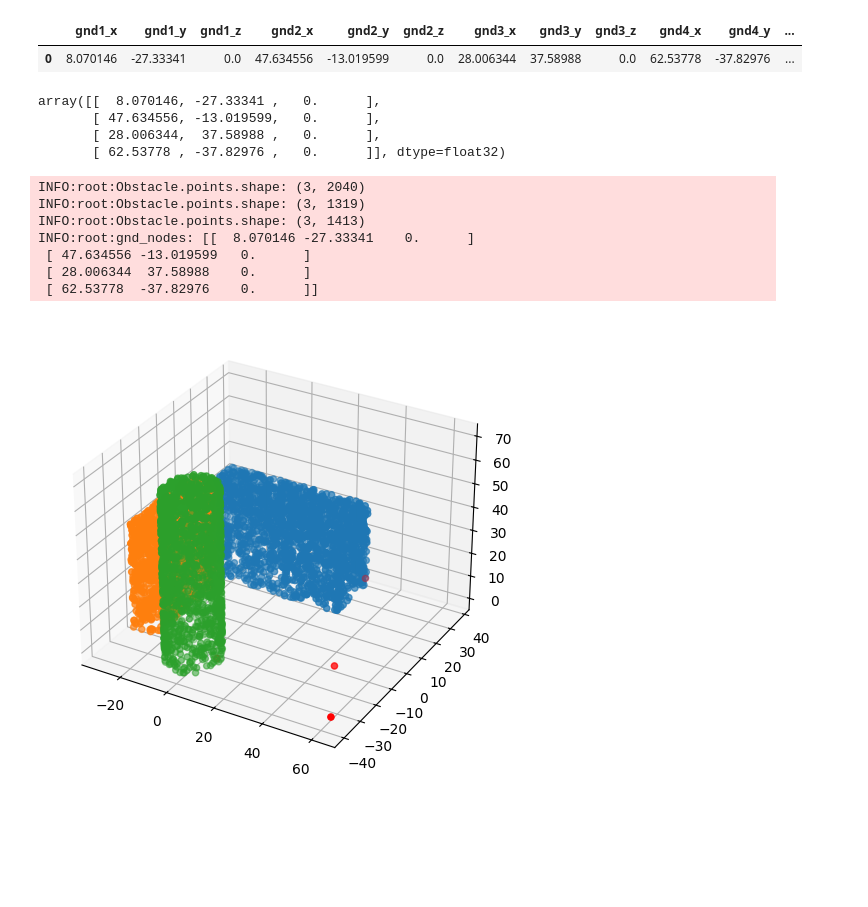
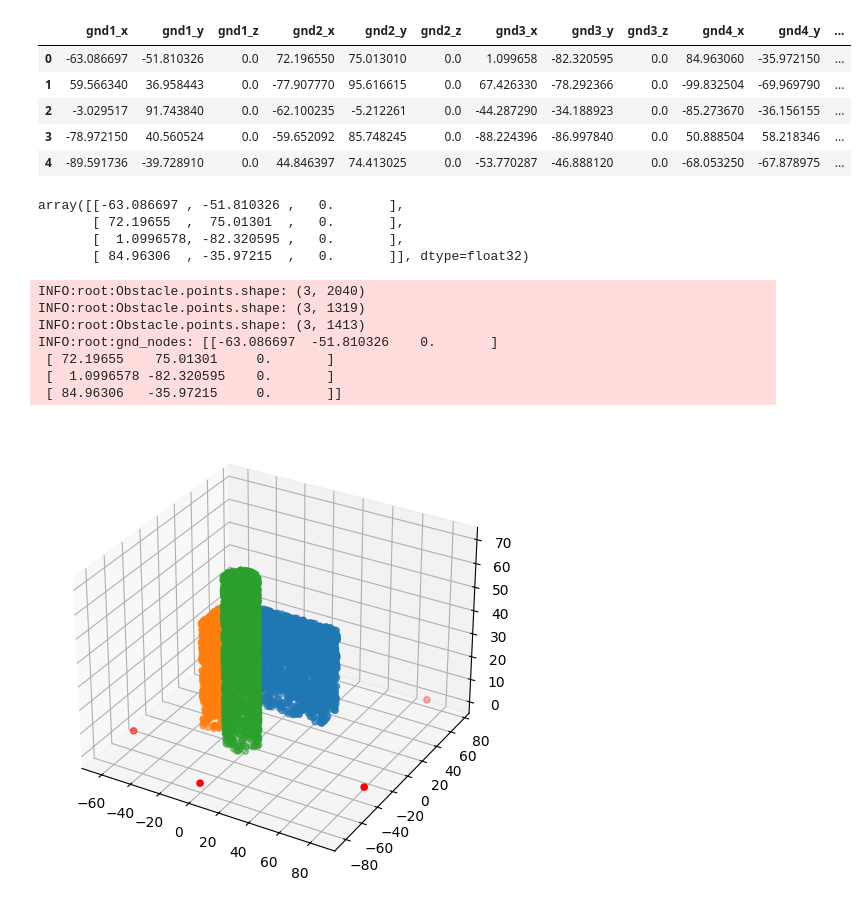
Before and after one commit to YonseiDailyLab/DL-Wireless-AP-Optimise-Using-BlockageAware, a Jupyter notebook: plot_datas.ipynb, the cells around one changed output. Saved outputs shown, nothing was run; the diff lists cells and outputs as text; code cells hidden in the pictures; blank space fills up the shorter version.

```diff
--- a/plot_datas.ipynb
+++ b/plot_datas.ipynb
@@ -23,20 +23,24 @@ obstacle_ls = [
 ]
 # %%
 # Read datasets
-df = pd.read_csv("data/data.csv")
+df = pd.read_csv("data/ex_data.csv")
 df.head()
 # %% [output]
 |  | gnd1_x | gnd1_y | gnd1_z | gnd2_x | gnd2_y | gnd2_z | gnd3_x | gnd3_y | gnd3_z | gnd4_x | gnd4_y | ... |
-| 0 | 8.070146 | -27.33341 | 0.0 | 47.634556 | -13.019599 | 0.0 | 28.006344 | 37.58988 | 0.0 | 62.53778 | -37.82976 | ... |
+| 0 | -63.086697 | -51.810326 | 0.0 | 72.196550 | 75.013010 | 0.0 | 1.099658 | -82.320595 | 0.0 | 84.963060 | -35.972150 | ... |
+| 1 | 59.566340 | 36.958443 | 0.0 | -77.907770 | 95.616615 | 0.0 | 67.426330 | -78.292366 | 0.0 | -99.832504 | -69.969790 | ... |
+| 2 | -3.029517 | 91.743840 | 0.0 | -62.100235 | -5.212261 | 0.0 | -44.287290 | -34.188923 | 0.0 | -85.273670 | -36.156155 | ... |
+| 3 | -78.972150 | 40.560524 | 0.0 | -59.652092 | 85.748245 | 0.0 | -88.224396 | -86.997840 | 0.0 | 50.888504 | 58.218346 | ... |
+| 4 | -89.591736 | -39.728910 | 0.0 | 44.846397 | 74.413025 | 0.0 | -53.770287 | -46.888120 | 0.0 | -68.053250 | -67.878975 | ... |
 # %%
 gnd_nodes = [df.iloc[0, :3].values, df.iloc[0, 3:6].values, df.iloc[0, 6:9].values, df.iloc[0, 9:12].values]
 gnd_nodes = np.array(gnd_nodes, dtype=np.float32)
 gnd_nodes
 # %% [output]
-array([[  8.070146, -27.33341 ,   0.      ],
-       [ 47.634556, -13.019599,   0.      ],
-       [ 28.006344,  37.58988 ,   0.      ],
-       [ 62.53778 , -37.82976 ,   0.      ]], dtype=float32)
+array([[-63.086697 , -51.810326 ,   0.       ],
+       [ 72.19655  ,  75.01301  ,   0.       ],
+       [  1.0996578, -82.320595 ,   0.       ],
+       [ 84.96306  , -35.97215  ,   0.       ]], dtype=float32)
 # %%
 # environment visualization
 
@@ -55,11 +59,11 @@ plt.show()
 INFO:root:Obstacle.points.shape: (3, 2040)
 INFO:root:Obstacle.points.shape: (3, 1319)
 INFO:root:Obstacle.points.shape: (3, 1413)
-INFO:root:gnd_nodes: [[  8.070146 -27.33341    0.      ]
- [ 47.634556 -13.019599   0.      ]
- [ 28.006344  37.58988    0.      ]
- [ 62.53778  -37.82976    0.      ]]
+INFO:root:gnd_nodes: [[-63.086697  -51.810326    0.       ]
+ [ 72.19655    75.01301     0.       ]
+ [  1.0996578 -82.320595    0.       ]
+ [ 84.96306   -35.97215     0.       ]]
-[figure, old version]
+[figure, new version]
 # %%
 # Brute Force coord
 
```
Also changed, not shown: parts of 5 cells of this notebook, 6 other files.
